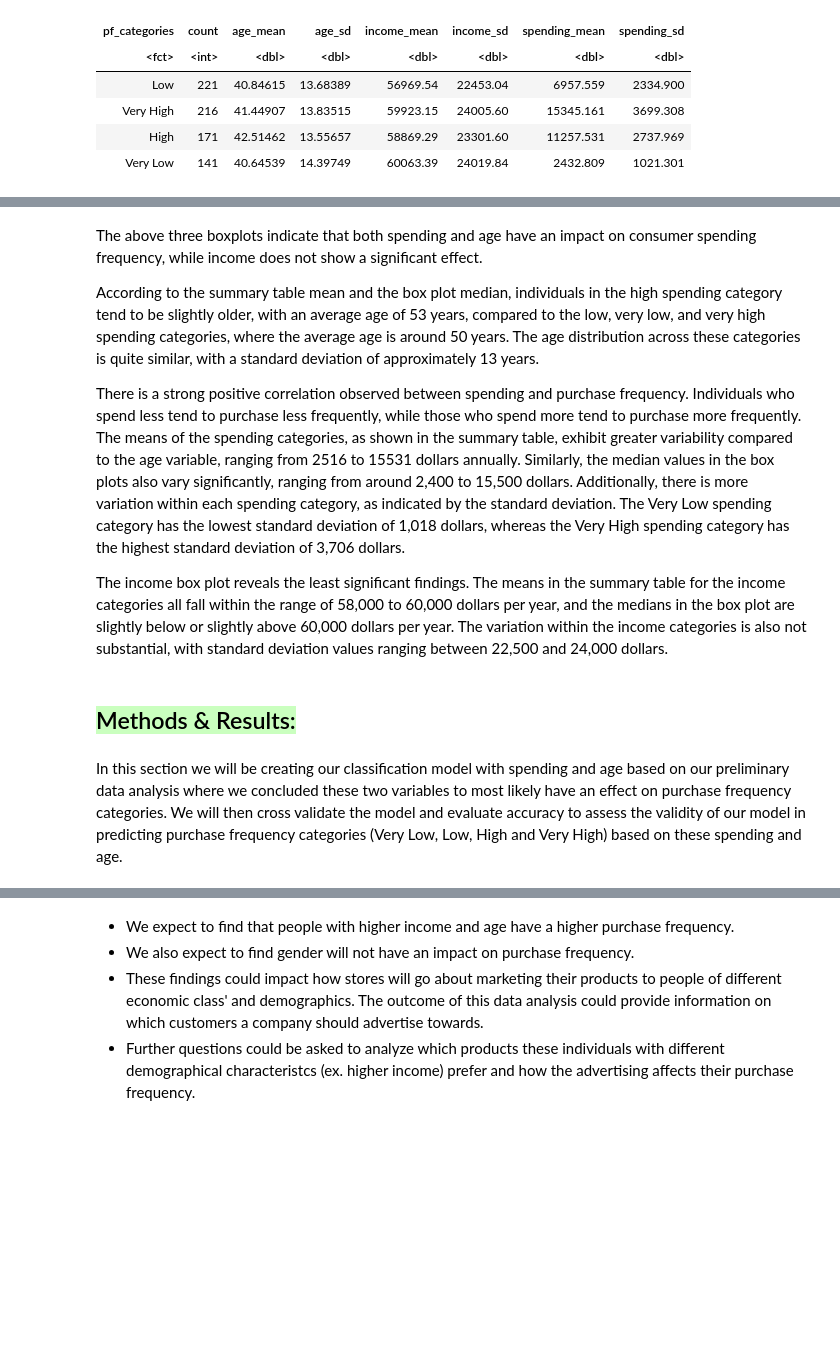
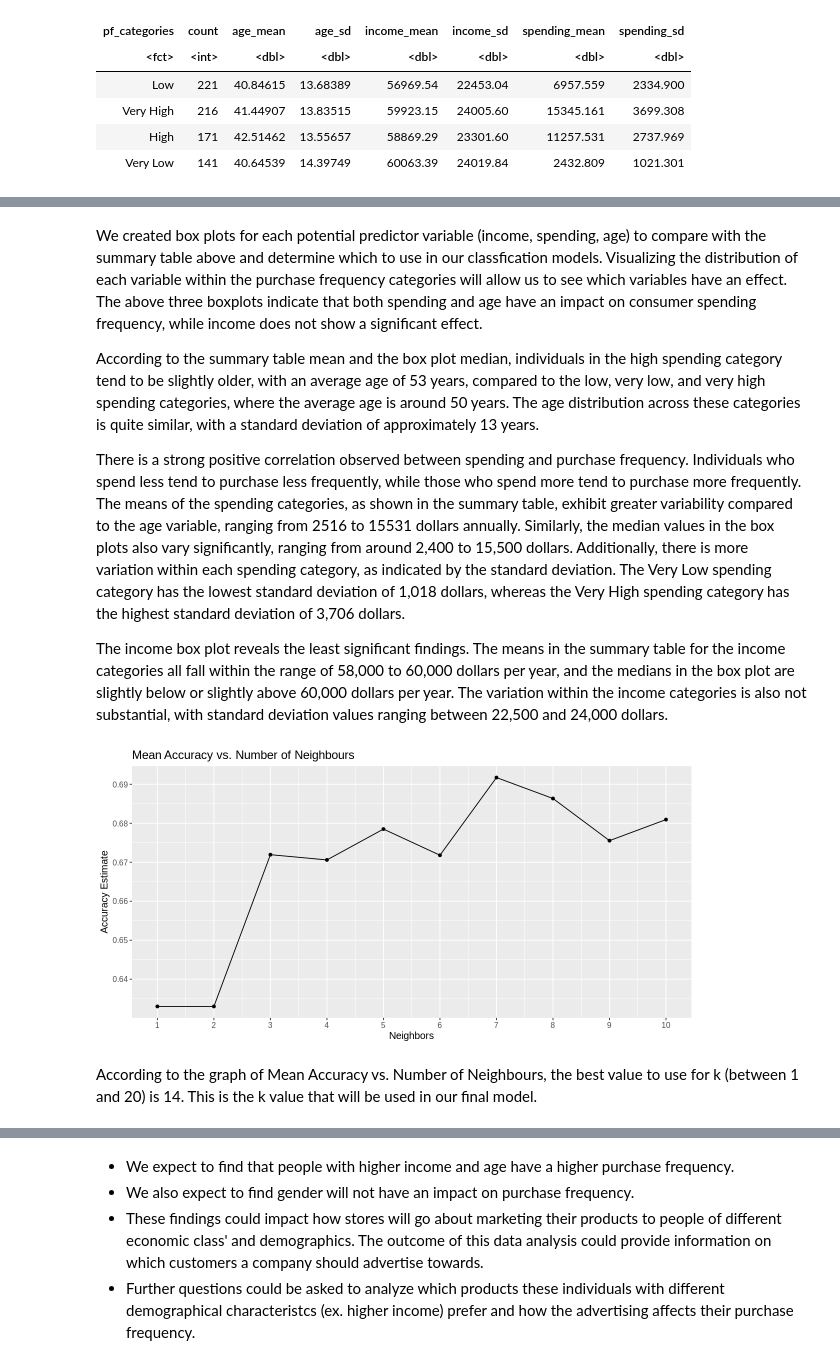
Before and after one commit to Kaylan-W/Dsci_project, a Jupyter notebook: final_doc.ipynb, the cells around one changed output, grey strips where cells are left out. Cells and saved outputs as stored; diff of their text form; code cells hidden in the pictures; blank space fills up the shorter version.

```diff
--- a/final_doc.ipynb
+++ b/final_doc.ipynb
@@ -153,5 +143,5 @@ incomeplot
 # %% [markdown]
-
+We created box plots for each potential predictor variable (income, spending, age) to compare with the summary table above and determine which to use in our classfication models. Visualizing the distribution of each variable within the purchase frequency categories will allow us to see which variables have an effect.
 The above three boxplots indicate that both spending and age have an impact on consumer spending frequency, while income does not show a significant effect.
 
 According to the summary table mean and the box plot median, individuals in the high spending category tend to be slightly older, with an average age of 53 years, compared to the low, very low, and very high spending categories, where the average age is around 50 years. The age distribution across these categories is quite similar, with a standard deviation of approximately 13 years.
@@ -159,55 +149,38 @@ According to the summary table mean and the box plot median, individuals in the
 There is a strong positive correlation observed between spending and purchase frequency. Individuals who spend less tend to purchase less frequently, while those who spend more tend to purchase more frequently. The means of the spending categories, as shown in the summary table, exhibit greater variability compared to the age variable, ranging from 2516 to 15531 dollars annually. Similarly, the median values in the box plots also vary significantly, ranging from around 2,400 to 15,500 dollars. Additionally, there is more variation within each spending category, as indicated by the standard deviation. The Very Low spending category has the lowest standard deviation of 1,018 dollars, whereas the Very High spending category has the highest standard deviation of 3,706 dollars.
 
 The income box plot reveals the least significant findings. The means in the summary table for the income categories all fall within the range of 58,000 to 60,000 dollars per year, and the medians in the box plot are slightly below or slightly above 60,000 dollars per year. The variation within the income categories is also not substantial, with standard deviation values ranging between 22,500 and 24,000 dollars.
-# %% [markdown]
-<h2><span style='background:#CAFFBF'>Methods & Results:</span></h2>
-# %% [markdown]
-In this section we will be creating our classification model with spending and age based on our preliminary data analysis where we concluded these two variables to most likely have an effect on purchase frequency categories. We will then cross validate the model and evaluate accuracy to assess the validity of our model in predicting purchase frequency categories (Very Low, Low, High and Very High) based on these spending and age.
 # %%
-train_split <-train_split  |>
-  mutate(pf_categories = as_factor(pf_categories))
-purchase_recipe <- recipe(pf_categories ~ age + spending + income,
-                        data = train_split) |>
-  step_scale(all_predictors()) |>
-  step_center(all_predictors())
+# STEP 6.1: Create a recipe that centres and scales all predictors.
+purchase_recipe <- recipe(pf_categories ~ age + spending + income, data = train_split) |>
+            step_scale(all_predictors()) |>
+            step_center(all_predictors())
 
+# STEP 6.2: Create a knn specification.
+knn_spec <- nearest_neighbor(weight_func = "rectangular", neighbors = tune()) |>
+            set_engine("kknn") |>
+            set_mode("classification")
 
-knn_spec <- nearest_neighbor(weight_func = "rectangular",
-                             neighbors = tune()) |> set_engine("kknn") |> set_mode("classification")
-
-k_vals <- tibble(neighbors = seq(from = 1, to = 50, by = 1))
-
+# STEP 6.3: Implement 5-fold cross validation, varying the number of neigbours from 1 to 10.
+k_vals <- tibble(neighbors = 1:20)
 purchase_vfold <- vfold_cv(train_split, v = 5, strata = pf_categories)
 
-
-knn_results <- workflow() |>
+# STEP 6.4: Compare the estimated accuracy of all computed models to determine the best value for k.
+knn_workflow <- workflow() |>
   add_recipe(purchase_recipe) |>
   add_model(knn_spec) |>
   tune_grid(resamples = purchase_vfold, grid = k_vals) |>
   collect_metrics()
 
 accuracies <- knn_results |>
   filter(.metric == "accuracy")
 
 accuracy_vs_k <- ggplot(accuracies, aes(x = neighbors, y = mean)) +
   geom_point() +
   geom_line() +
-  labs(x = "Neighbors", y = "Accuracy Estimate") +
+  labs(x = "Neighbors", y = "Accuracy Estimate", title = "Mean Accuracy vs. Number of Neighbours") +
+  scale_x_continuous(breaks = seq(0, 10, by = 1)) +  # adjusting the x-axis
+  scale_y_continuous(breaks = seq(0, 1.5, by = 0.01)) + # adjusting the y-axis
   theme(text = element_text(size = 12))
 accuracy_vs_k
-
-#this graph shows us that 20 would be the best number of neighbors as the graph peaks at that value
-
-kkn_spec2<-nearest_neighbor(weight_func = "rectangular", neighbors= 20) |>
-       set_engine("kknn") |>
-       set_mode("classification")
-
-purchase_fit <- workflow() %>%
-  add_recipe(purchase_recipe) %>%
-  add_model(kkn_spec2) %>%
-  fit(data = train_split)
-
-purchase_predict<-predict(purchase_fit, test_split) |>
-  bind_cols(test_split)
-
-purchase_predict
+# %% [output]
+[figure, added]
@@ -217,0 +187,2 @@ purchase_predict
+# %% [markdown]
+According to the graph of Mean Accuracy vs. Number of Neighbours, the best value to use for k (between 1 and 20) is 14. This is the k value that will be used in our final model.
```
Also changed, not shown: parts of 22 cells of this notebook.
